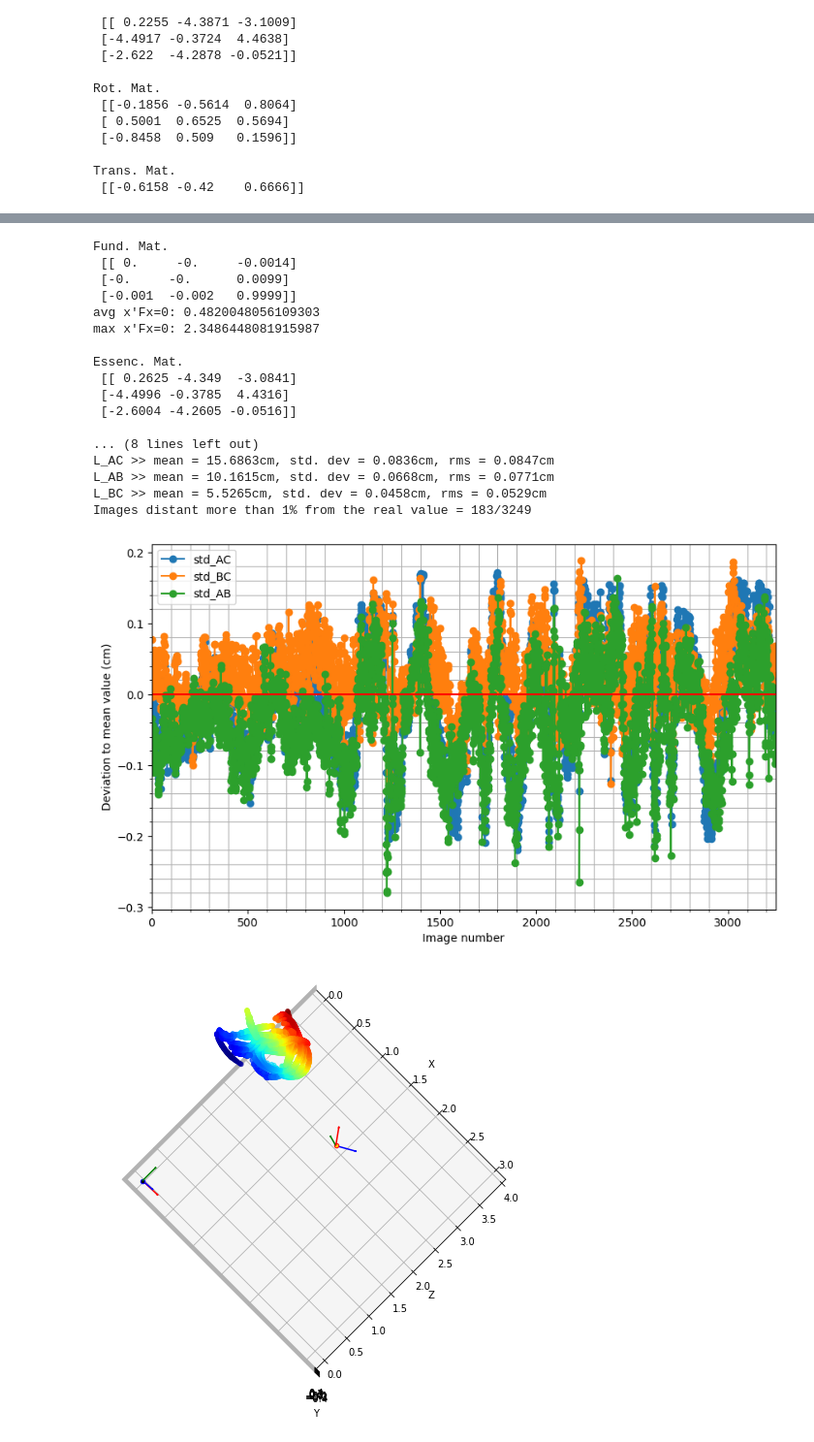
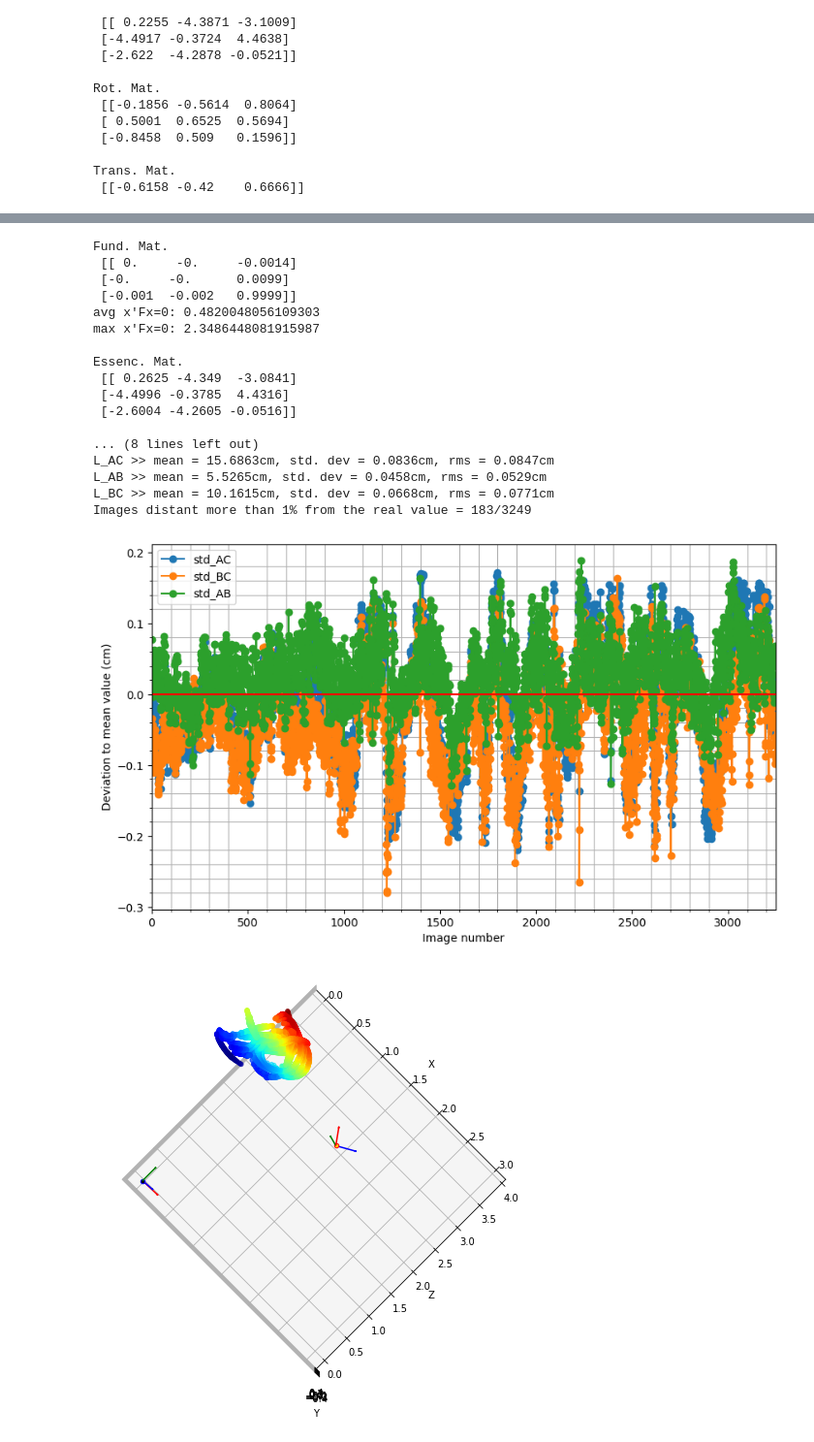
Before and after one commit to debOliveira/MoCapRasp, a Jupyter notebook: central/debugOnline.ipynb, the cells around one changed output, grey strips where cells are left out. Shown at 97% size. Drawn from its saved outputs; the diff is of its cells as text; code cells hidden in the pictures.

```diff
--- a/central/debugOnline.ipynb
+++ b/central/debugOnline.ipynb
@@ -125,7 +125,7 @@ for idx in range(2):
 ## verbose
 #os.system('rm pics/cam1/*')
 #os.system('rm pics/cam2/*')
-'''for idx in range(2):
+for idx in range(2):
     for j in range(0,dfOrig[idx].shape[0]):
         pts,name,img,k = dfOrig[idx][j,0:6].reshape(-1,2),int(dfOrig[idx][j,6]),np.ones((540,960,3))*255,0
         for k in range(0,3):
@@ -133,7 +133,7 @@ for idx in range(2):
             center = (int(np.round(pt[0]*16)),int(np.round(pt[1]*16)))
             circle(img,center,10,(255,0,0),5,shift=4)
             putText(img,str(k),(int(center[0]/16)-25, int(center[1]/16)-25),FONT_HERSHEY_SIMPLEX,0.5,(255,0,0),2)
-        imwrite('pics/cam'+str(idx+1)+'/'+str(name).zfill(20)+'.jpg',img)'''
+        imwrite('pics/cam'+str(idx+1)+'/'+str(name).zfill(20)+'.jpg',img)
 
 # compute valid time intersection for interpolation
 intersections = [[max(first[0], second[0]), min(first[1], second[1])]
@@ -159,7 +159,7 @@ dfInterp[:,-1] = np.linspace(0,120,int(120/step))
 
 for [beg,end] in intersections:
     for idx in range(2):
-        validIdx = [i for i in range(0,len(dfOrig[idx])) if beg<=dfOrig[idx][i][-1]<=end]
+        validIdx = [i for i in range(0,len(dfOrig[idx])) if beg<=dfOrig[idx][i,-1]<=end]
         coord,time = dfOrig[idx][validIdx,0:6],dfOrig[idx][validIdx,6]/1e6
         lowBound,highBound = math.ceil(time[0]/step),math.floor(time[-1]/step)
         print('interpolated #'+str(idx+1)+' from '+str(round(lowBound*step,2))+'s to '+str(round(highBound*step,2))+'s')
@@ -225,11 +225,11 @@ projPt1,projPt2 = myProjectionPoints(np.array(centroids1)),myProjectionPoints(np
 points4d = triangulatePoints(P1.astype(float),P2.astype(float),projPt1.astype(float),projPt2.astype(float))
 points3d = (points4d[:3, :]/points4d[3, :]).T
 if points3d[0, 2] < 0: points3d = -points3d
-tot,L_real_AC,L_real_AB,L_real_BC,L_AC_vec,L_BC_vec,L_AB_vec,k,false_idx = 0,15.7,10.2,5.5,[],[],[],0,[]
+tot,L_real_AC,L_real_AB,L_real_BC,L_AC_vec,L_BC_vec,L_AB_vec,k,false_idx = 0,15.7,5.5,10.2,[],[],[],0,[]
 # compute sdt deviation and plot beautiful stuff
 for [A, B, C] in points3d.reshape([-1, 3, 3]):
     L_rec_AC,L_rec_BC,L_rec_AB = np.linalg.norm(A-C),np.linalg.norm(B-C),np.linalg.norm(A-B)
-    if L_rec_AB<L_rec_BC: L_rec_AB,L_rec_BC=L_rec_BC,L_rec_AB
+    #if L_rec_AB<L_rec_BC: L_rec_AB,L_rec_BC=L_rec_BC,L_rec_AB
     tot = tot + L_real_AC/L_rec_AC + L_real_BC/L_rec_BC + L_real_AB/L_rec_AB
     k = k + 3
     lamb = tot/k
@@ -297,11 +297,11 @@ projPt1,projPt2 = myProjectionPoints(np.array(centroids1)),myProjectionPoints(np
 points4d = triangulatePoints(P1.astype(float),P2.astype(float),projPt1.astype(float),projPt2.astype(float))
 points3d = (points4d[:3, :]/points4d[3, :]).T
 if points3d[0, 2] < 0: points3d = -points3d
-tot,L_real_AC,L_real_AB,L_real_BC,L_AC_vec,L_BC_vec,L_AB_vec,k,false_idx = 0,15.7,10.2,5.5,[],[],[],0,[]
+tot,L_AC_vec,L_BC_vec,L_AB_vec,k = 0,[],[],[],0
 # compute sdt deviation and plot beautiful stuff
 for [A, B, C] in points3d.reshape([-1, 3, 3]):
     L_rec_AC,L_rec_BC,L_rec_AB = np.linalg.norm(A-C),np.linalg.norm(B-C),np.linalg.norm(A-B)
-    if L_rec_AB<L_rec_BC: L_rec_AB,L_rec_BC=L_rec_BC,L_rec_AB
+    #if L_rec_AB<L_rec_BC: L_rec_AB,L_rec_BC=L_rec_BC,L_rec_AB
     tot = tot + L_real_AC/L_rec_AC + L_real_BC/L_rec_BC + L_real_AB/L_rec_AB
     k = k + 3
     lamb = tot/k
@@ -330,36 +330,36 @@ plt.xlabel("Image number")
 plt.ylabel("Deviation to mean value (cm)")
 plt.legend()
 ax = fig.axes
 ax[0].minorticks_on()
 plt.grid(which='both')
 plt.xlim(0,len(L_AC_vec)-1)
 points3d_new,i= points3d*lamb,0
 for [A, B, C] in points3d_new.reshape([-1, 3, 3]):
     L_reconst = np.sqrt(np.sum((A-C)**2, axis=0))
     valid = abs(L_real_AC-L_reconst)/L_real_AC < 0.01
     if not valid: i = i + 1
 print("Images distant more than 1% from the real value = " + str(i)+'/'+str(int(points3d.shape[0]/3)))
 plt.draw()
 plt.show()
 # %% [output]
 Fund. Mat.
  [[ 0.     -0.     -0.0014]
  [-0.     -0.      0.0099]
  [-0.001  -0.002   0.9999]]
 avg x'Fx=0: 0.4820048056109303
 max x'Fx=0: 2.3486448081915987
 
 Essenc. Mat.
  [[ 0.2625 -4.349  -3.0841]
  [-4.4996 -0.3785  4.4316]
  [-2.6004 -4.2605 -0.0516]]
 
 ... (8 lines left out)
 L_AC >> mean = 15.6863cm, std. dev = 0.0836cm, rms = 0.0847cm
-L_AB >> mean = 10.1615cm, std. dev = 0.0668cm, rms = 0.0771cm
-L_BC >> mean = 5.5265cm, std. dev = 0.0458cm, rms = 0.0529cm
+L_AB >> mean = 5.5265cm, std. dev = 0.0458cm, rms = 0.0529cm
+L_BC >> mean = 10.1615cm, std. dev = 0.0668cm, rms = 0.0771cm
 Images distant more than 1% from the real value = 183/3249
-[figure, old version]
+[figure, new version]
 # %%
 # plot 3d map
 fig = plt.figure(figsize=(8, 8))
```
Also changed, not shown: parts of 1 cell of this notebook, 1 other file.
